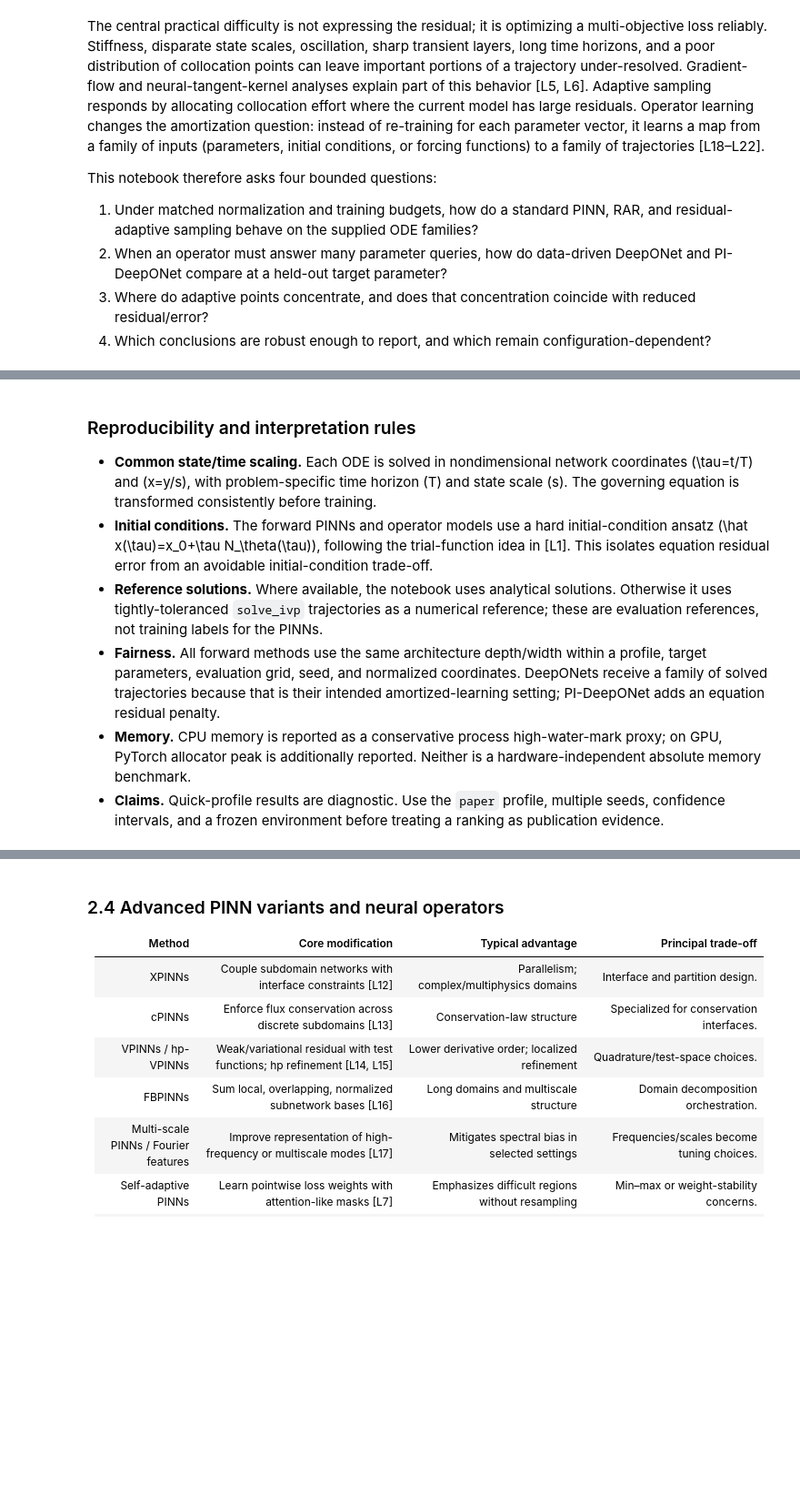
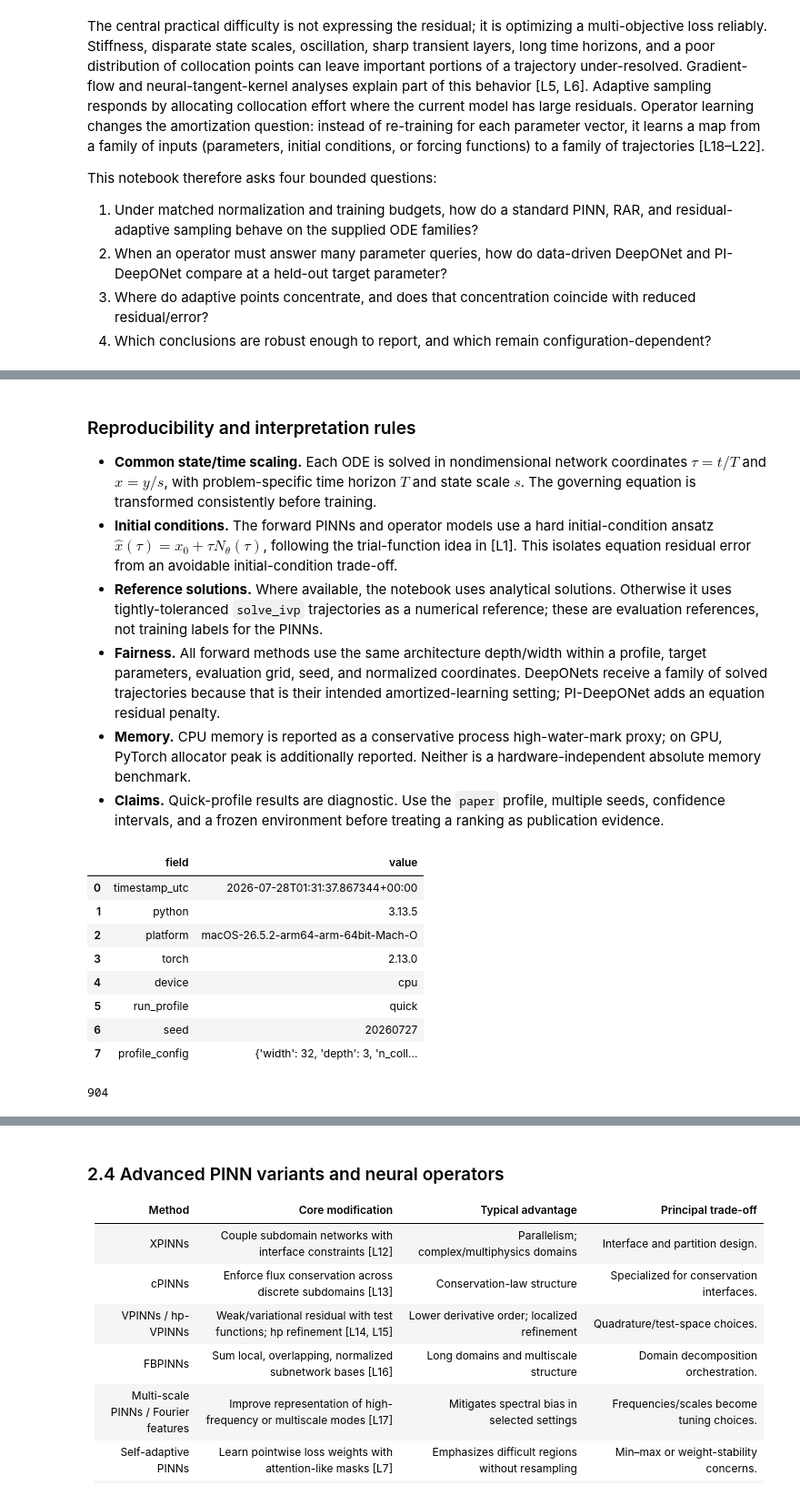
Before and after one commit to alishahmohammadi26/physics-ai-pinns, a Jupyter notebook: 02_Solving_ODEs_with_Neural_Networks/notebooks/08-Unified_PINN_Adaptive_Sampling_DeepONet_ODE_Study.ipynb, the cells around one changed output, grey strips where cells are left out. Shown at 91% size. Cells and saved outputs as stored; diff of their text form; code cells hidden in the pictures; blank space fills up the shorter version.

```diff
--- a/02_Solving_ODEs_with_Neural_Networks/notebooks/08-Unified_PINN_Adaptive_Sampling_DeepONet_ODE_Study.ipynb
+++ b/02_Solving_ODEs_with_Neural_Networks/notebooks/08-Unified_PINN_Adaptive_Sampling_DeepONet_ODE_Study.ipynb
@@ -165,8 +170,8 @@ print(f"Output directory: {OUTPUT_DIR.resolve()}")
 # %% [markdown]
 ### Reproducibility and interpretation rules
 
-- **Common state/time scaling.** Each ODE is solved in nondimensional network coordinates \(\tau=t/T\) and \(x=y/s\), with problem-specific time horizon \(T\) and state scale \(s\). The governing equation is transformed consistently before training.
-- **Initial conditions.** The forward PINNs and operator models use a hard initial-condition ansatz \(\hat x(\tau)=x_0+\tau N_\theta(\tau)\), following the trial-function idea in [L1]. This isolates equation residual error from an avoidable initial-condition trade-off.
+- **Common state/time scaling.** Each ODE is solved in nondimensional network coordinates $\tau=t/T$ and $x=y/s$, with problem-specific time horizon $T$ and state scale $s$. The governing equation is transformed consistently before training.
+- **Initial conditions.** The forward PINNs and operator models use a hard initial-condition ansatz $\hat{x}(\tau)=x_0+\tau N_\theta(\tau)$, following the trial-function idea in [L1]. This isolates equation residual error from an avoidable initial-condition trade-off.
 - **Reference solutions.** Where available, the notebook uses analytical solutions. Otherwise it uses tightly-toleranced `solve_ivp` trajectories as a numerical reference; these are evaluation references, not training labels for the PINNs.
 - **Fairness.** All forward methods use the same architecture depth/width within a profile, target parameters, evaluation grid, seed, and normalized coordinates. DeepONets receive a family of solved trajectories because that is their intended amortized-learning setting; PI-DeepONet adds an equation residual penalty.
 - **Memory.** CPU memory is reported as a conservative process high-water-mark proxy; on GPU, PyTorch allocator peak is additionally reported. Neither is a hardware-independent absolute memory benchmark.
@@ -174,17 +179,28 @@ print(f"Output directory: {OUTPUT_DIR.resolve()}")
 # %%
 # 2. Environment and experimental provenance record
 environment = {
-    "timestamp_utc": pd.Timestamp.utcnow().isoformat(),
+    "timestamp_utc": pd.Timestamp.now('UTC').isoformat(),
     "python": sys.version.split()[0],
     "platform": platform.platform(),
     "torch": torch.__version__,
     "device": str(DEVICE),
     "run_profile": RUN_PROFILE,
     "seed": SEED,
     "profile_config": PROFILE,
 }
 display(pd.DataFrame(environment.items(), columns=["field", "value"]))
 (OUTPUT_DIR / "environment.json").write_text(json.dumps(environment, indent=2))
+# %% [output]
+|  | field | value |
+| 0 | timestamp_utc | 2026-07-28T01:31:37.867344+00:00 |
+| 1 | python | 3.13.5 |
+| 2 | platform | macOS-26.5.2-arm64-arm-64bit-Mach-O |
+| 3 | torch | 2.13.0 |
+| 4 | device | cpu |
+| 5 | run_profile | quick |
+| 6 | seed | 20260727 |
+| 7 | profile_config | {'width': 32, 'depth': 3, 'n_coll... |
+904
 # %% [markdown]
 ## 2. Literature review and survey
 
```
Also changed, not shown: parts of 19 cells of this notebook, 47 other files.
